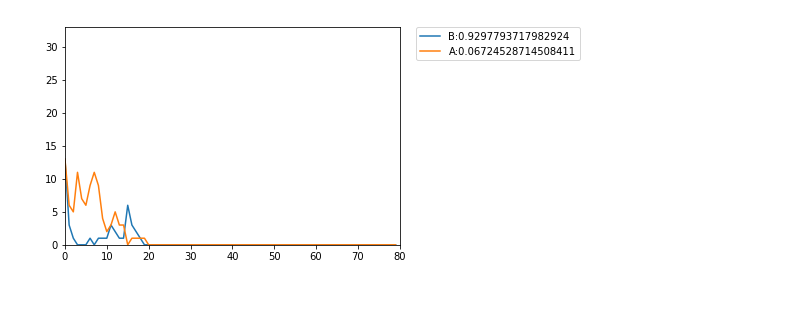
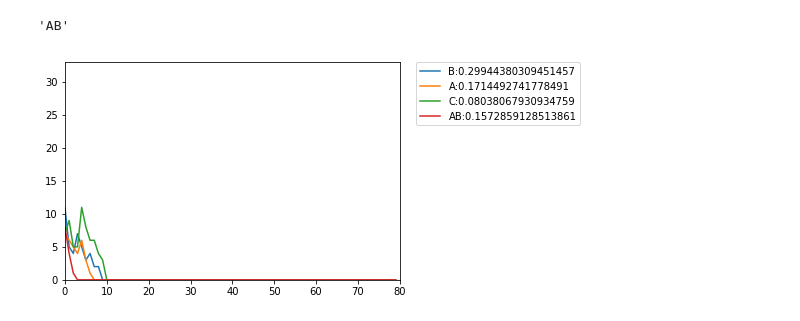
Before and after one commit to are2019-mipia1a2/SELECTION_NATURELLE, a Jupyter notebook: CODE SELECTION NATURELLE 2.ipynb, the cells around one changed output. Cells and saved outputs as stored; diff of their text form; code cells hidden in the pictures.

```diff
--- a/CODE SELECTION NATURELLE 2.ipynb
+++ b/CODE SELECTION NATURELLE 2.ipynb
@@ -43,5 +43,5 @@ population_initiale(Code_genetique,10,20)
 # %%
-individu=[7, 'A', 'A']
+individu=[7, 'A', 'B']
 
 def dominants(individu,Dominant):
     allele1=individu[1]
@@ -61,7 +61,9 @@ def dominants(individu,Dominant):
                 else :
                     return allele2 + allele1
 
-#dominants(individu,Dominant)
+dominants(individu,Dominant)
+# %% [output]
+'AB'
 # %%
 p_gene = {'A':0.1,'B':0.2,'C':0.1,'AB':0.1}
 p_age = {0:0.5,1:0.3,2:0.2,3:0.3,4:0.4,5:0.5,6:0.6,7:0.7,8:0.8,9:1,10:2}
@@ -135,9 +137,13 @@ def change_allele_p(p_gene):
     if randint(0,50)==10:
         for i in p_gene:
             p_gene[i] += uniform(-0.1,0.1)
+            if p_gene[i]<0:
+                p_gene[i]=0
     if randint(0,200)==92:
         for i in p_gene:
             p_gene[i] += uniform(-0.3,0.3)
+            if p_gene[i]<0:
+                p_gene[i]=0
     if randint(0,1000)==10:
         for i in p_gene:
             p_gene[i] = random()
@@ -215,18 +221,21 @@ def new_pop_ans(n,pop):
 #plt.axis([0,20,0,100])
 #plt.show()
 # %%
+pop=population_initiale(Code_genetique,10,20)
+
 pop,Di,pop_max=new_pop_ans(80,pop)
-
+%matplotlib inline
 #plt.plot([2,5,6,9],[50,20,30,48])
 for i in Di:
     b=False
     for a in Di[i]:
-        if a>10:
+        if a>2:
             b=True
     if b:
         plt.plot([j for j in range (len(Di[i]))],Di[i],label=i+':'+str(p_gene[i]))
+
 plt.axis([0,80,0,pop_max])
 plt.legend(bbox_to_anchor=(1.05, 1), loc=2, borderaxespad=0.)
 plt.show()
 # %% [output]
-[figure, old version]
+[figure, new version]
```
Also changed, not shown: parts of 4 cells of this notebook.
